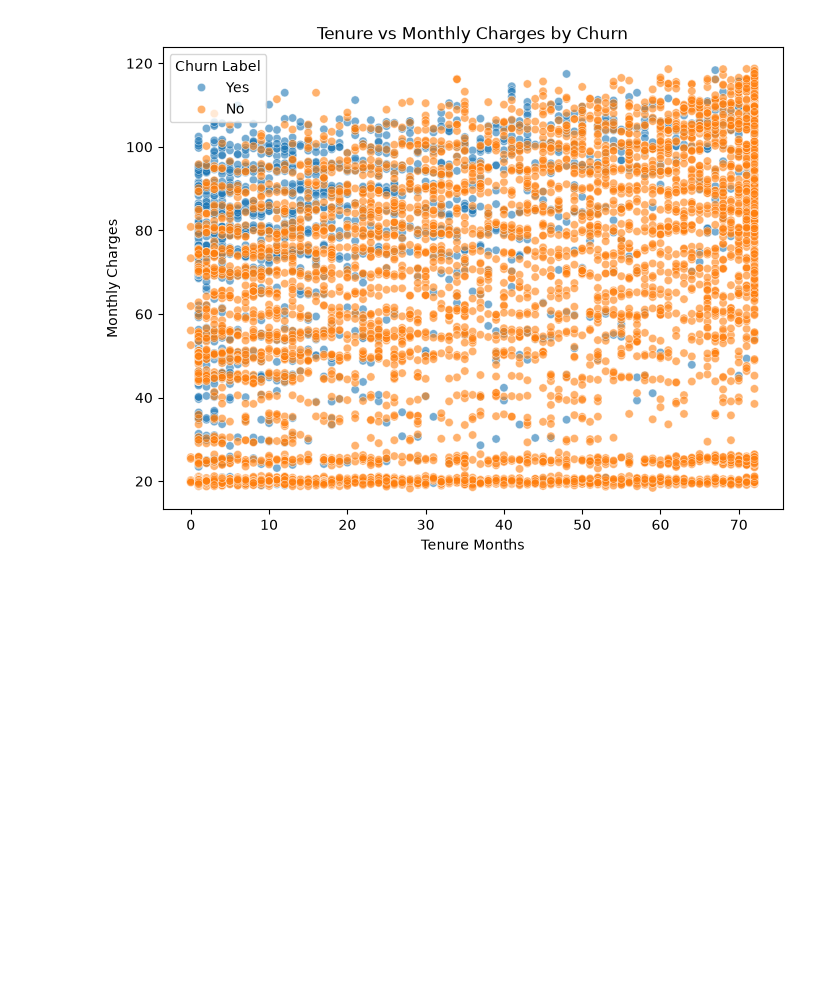
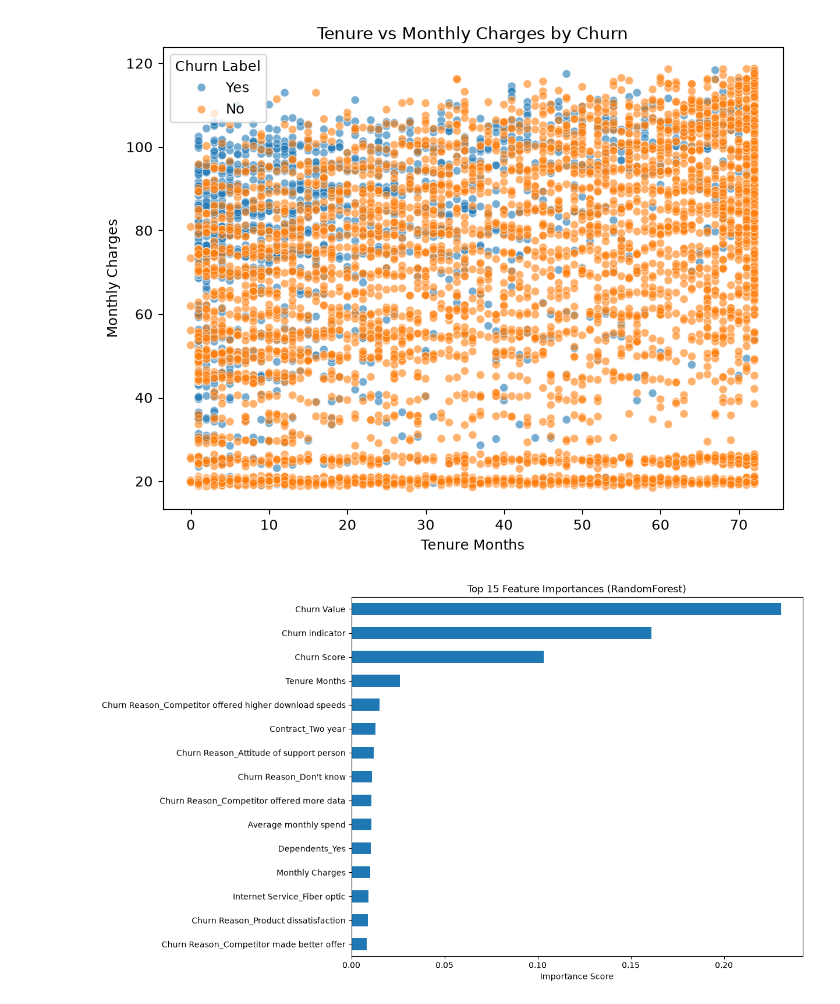
Before and after one commit to ABABUOTURI/customer-churn-prediction, a Jupyter notebook: notebooks/datacleaning.ipynb, the cells around one changed output. Drawn from its saved outputs; the diff is of its cells as text; code cells hidden in the pictures; blank space fills up the shorter version.

Commit message:
Step 18: feature importance bar chart from RandomForest model

```diff
--- a/notebooks/datacleaning.ipynb
+++ b/notebooks/datacleaning.ipynb
@@ -224,3 +224,19 @@ plt.title('Tenure vs Monthly Charges by Churn')                                #
 plt.show()                                                                      # display the plot
 # %% [output]
 [figure]
+# %%
+#Feature importance (after one-hot encoding)
+
+importances = model.feature_importances_                     # get importance score for each feature from trained RandomForest
+feature_names = X.columns                                     # get corresponding one-hot encoded feature names
+
+feat_imp = pd.Series(importances, index=feature_names).sort_values(ascending=False)  # sort by importance descending
+
+plt.figure(figsize=(10, 8))                                    # set figure size
+feat_imp.head(15).plot(kind='barh')                            # horizontal bar chart of top 15 most important features
+plt.gca().invert_yaxis()                                       # flip so most important feature is at the top
+plt.title('Top 15 Feature Importances (RandomForest)')         # add title
+plt.xlabel('Importance Score')                                 # label x-axis
+plt.show()                                                       # display the plot
+# %% [output]
+[figure, added]
```
